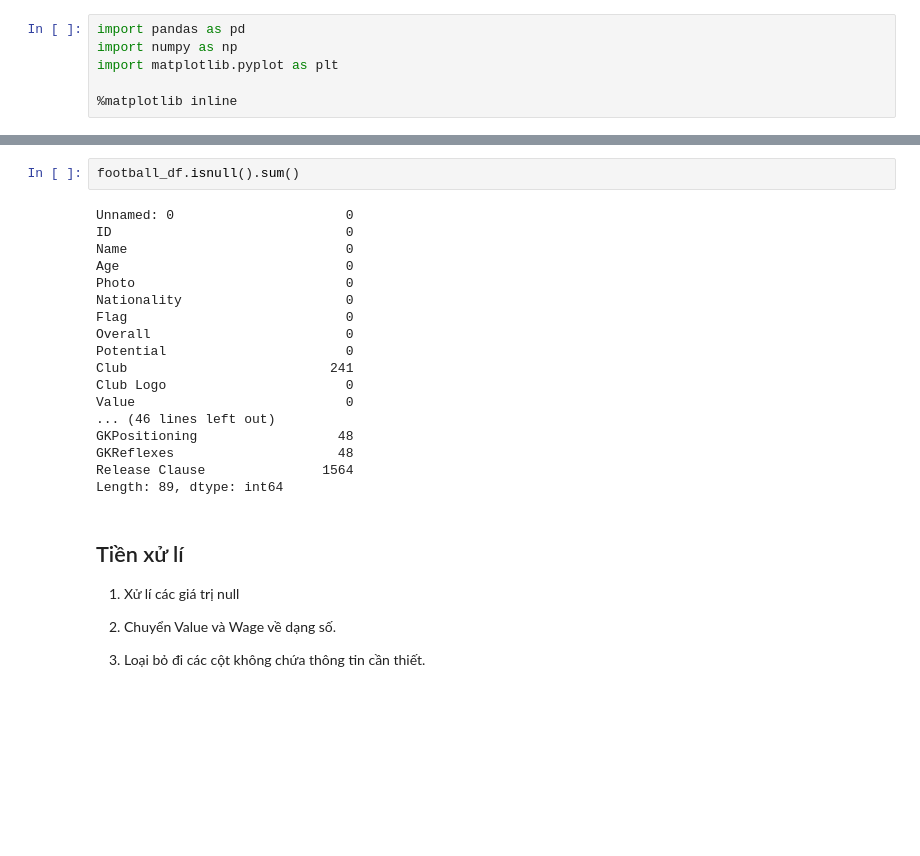
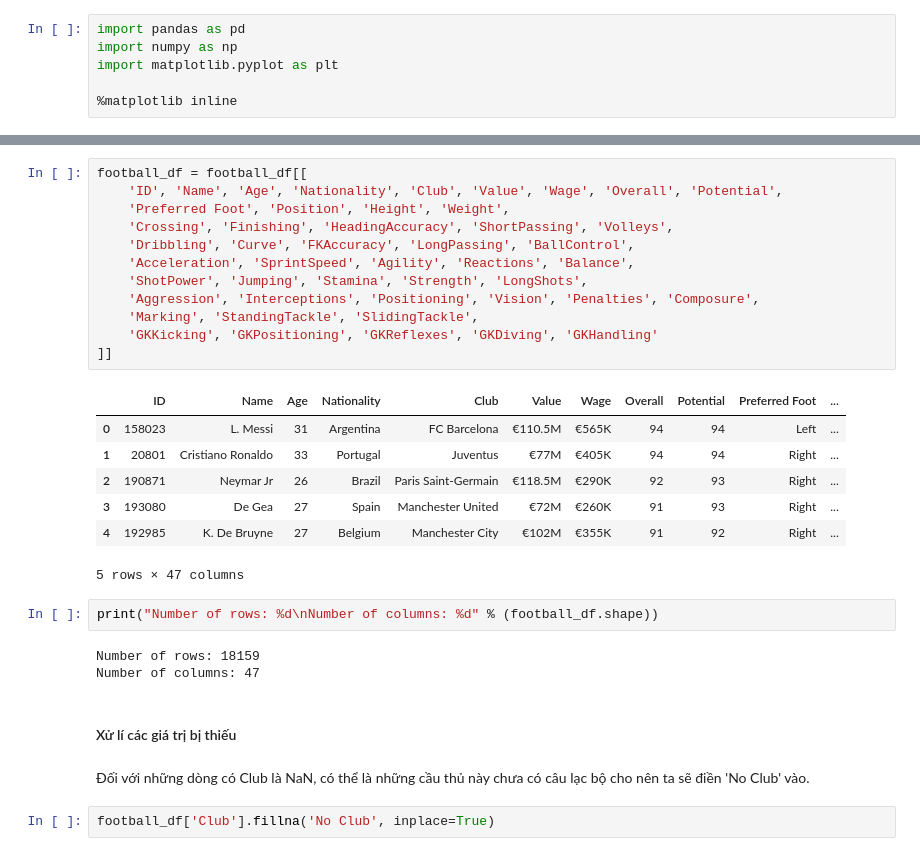
Before and after one commit to heraclex12/Data-Science-Final-Project, a Jupyter notebook: 1712442-TranTrungHieu.ipynb, the cells around one changed output, grey strips where cells are left out. Drawn from its saved outputs; the diff is of its cells as text; blank space fills up the shorter version.

```diff
--- a/1712442-TranTrungHieu.ipynb
+++ b/1712442-TranTrungHieu.ipynb
@@ -96,31 +125,34 @@ Dưới đây là mô tả về các cột được sử dụng trong phân tíc
 + Marking, StandingTackle, SlidingTackle : các chỉ số về phòng thủ.
 
 + GKKicking, GKPositioning, GKReflexes, GKDiving, GKHandling: các chỉ số về giữ lưới thủ môn.
-# %%
-football_df.isnull().sum()
-# %% [output]
-Unnamed: 0                      0
-ID                              0
-Name                            0
-Age                             0
-Photo                           0
-Nationality                     0
-Flag                            0
-Overall                         0
-Potential                       0
-Club                          241
-Club Logo                       0
-Value                           0
-... (46 lines left out)
-GKPositioning                  48
-GKReflexes                     48
-Release Clause               1564
-Length: 89, dtype: int64
-# %% [markdown]
-## Tiền xử lí
-
-1. Xử lí các giá trị null
-
-2. Chuyển Value và Wage về dạng số.
-
-3. Loại bỏ đi các cột không chứa thông tin cần thiết.
+# %%
+football_df = football_df[[
+    'ID', 'Name', 'Age', 'Nationality', 'Club', 'Value', 'Wage', 'Overall', 'Potential',
+    'Preferred Foot', 'Position', 'Height', 'Weight',
+    'Crossing', 'Finishing', 'HeadingAccuracy', 'ShortPassing', 'Volleys',
+    'Dribbling', 'Curve', 'FKAccuracy', 'LongPassing', 'BallControl',
+    'Acceleration', 'SprintSpeed', 'Agility', 'Reactions', 'Balance',
+    'ShotPower', 'Jumping', 'Stamina', 'Strength', 'LongShots',
+    'Aggression', 'Interceptions', 'Positioning', 'Vision', 'Penalties', 'Composure',
+    'Marking', 'StandingTackle', 'SlidingTackle',
+    'GKKicking', 'GKPositioning', 'GKReflexes', 'GKDiving', 'GKHandling'
+]]
+# %% [output]
+|  | ID | Name | Age | Nationality | Club | Value | Wage | Overall | Potential | Preferred Foot | ... |
+| 0 | 158023 | L. Messi | 31 | Argentina | FC Barcelona | €110.5M | €565K | 94 | 94 | Left | ... |
+| 1 | 20801 | Cristiano Ronaldo | 33 | Portugal | Juventus | €77M | €405K | 94 | 94 | Right | ... |
+| 2 | 190871 | Neymar Jr | 26 | Brazil | Paris Saint-Germain | €118.5M | €290K | 92 | 93 | Right | ... |
+| 3 | 193080 | De Gea | 27 | Spain | Manchester United | €72M | €260K | 91 | 93 | Right | ... |
+| 4 | 192985 | K. De Bruyne | 27 | Belgium | Manchester City | €102M | €355K | 91 | 92 | Right | ... |
+5 rows × 47 columns
+# %%
+print("Number of rows: %d\nNumber of columns: %d" % (football_df.shape))
+# %% [output]
+Number of rows: 18159
+Number of columns: 47
+# %% [markdown]
+#### Xử lí các giá trị bị thiếu
+# %% [markdown]
+Đối với những dòng có Club là NaN, có thể là những cầu thủ này chưa có câu lạc bộ cho nên ta sẽ điền 'No Club' vào.
+# %%
+football_df['Club'].fillna('No Club', inplace=True)
```
Also changed, not shown: parts of 34 cells of this notebook.
